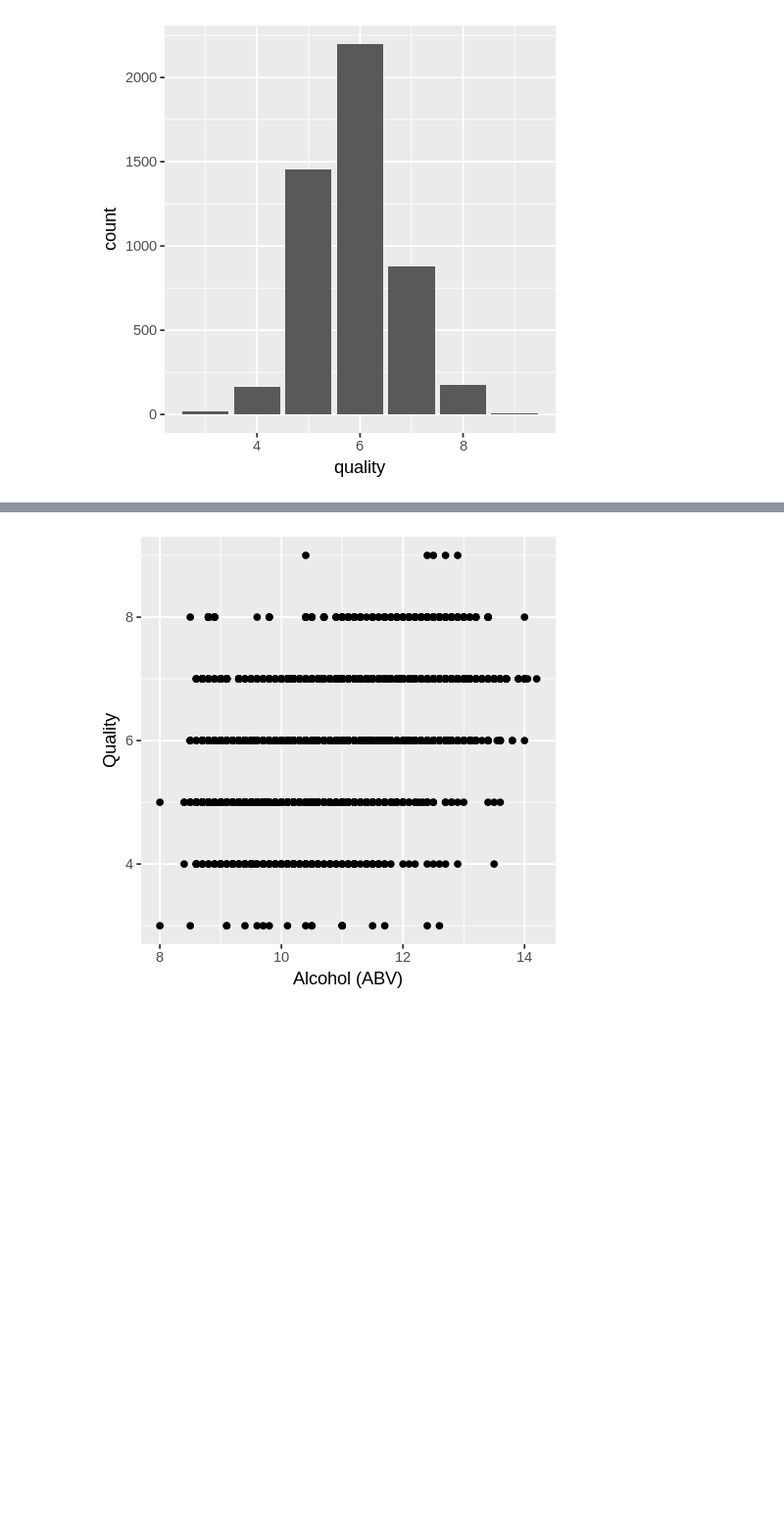
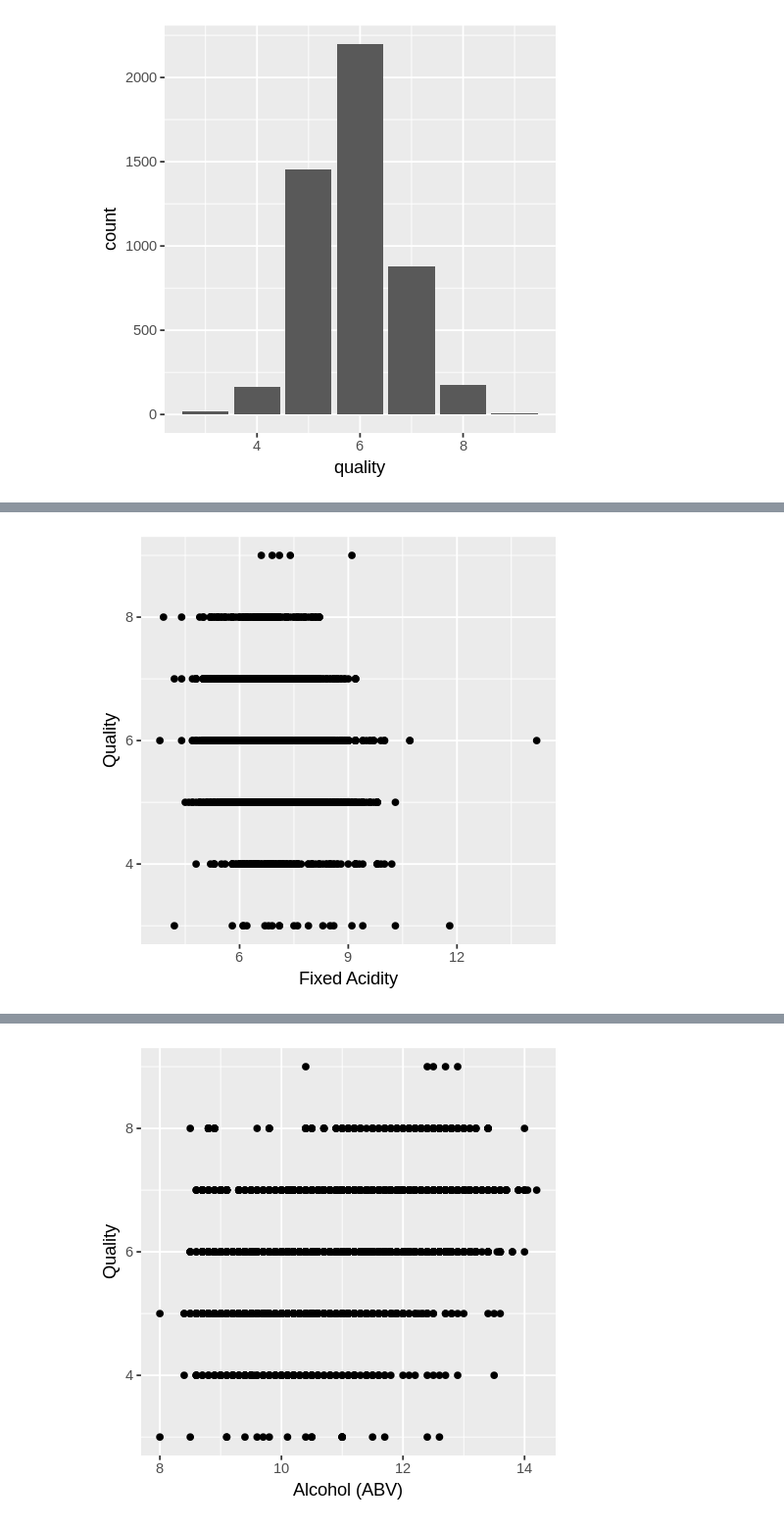
Before and after one commit to cryslee9/Predicting-Fine-Wine, a Jupyter notebook: fine_wine_analysis.ipynb, the cells around one changed output, grey strips where cells are left out. Shown: that part at 98% size. Cells and saved outputs as stored; diff of their text form; code cells hidden in the pictures; blank space fills up the shorter version.

```diff
--- a/fine_wine_analysis.ipynb
+++ b/fine_wine_analysis.ipynb
@@ -106,0 +102,8 @@ $ quality                <int> 6, 6, 6, 6, 6, 6, 6, 6, 6, 6, 5, 5, 5, 7, 5,...
+# %%
+white_fixed_acidity_plot  <- white_wine  %>% ggplot(aes(x = `fixed acidity`, y = quality))+
+                    geom_point()+
+                    xlab("Fixed Acidity")+
+                    ylab("Quality")
+white_fixed_acidity_plot
+# %% [output]
+[figure, added]
```
Also changed, not shown: parts of 29 cells of this notebook.
